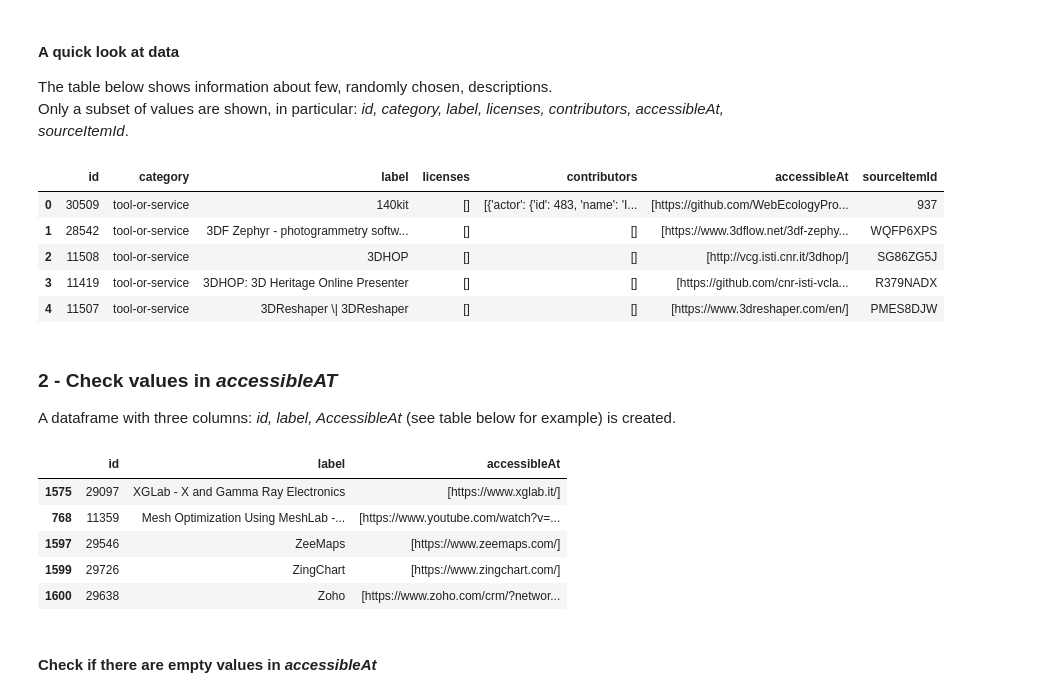
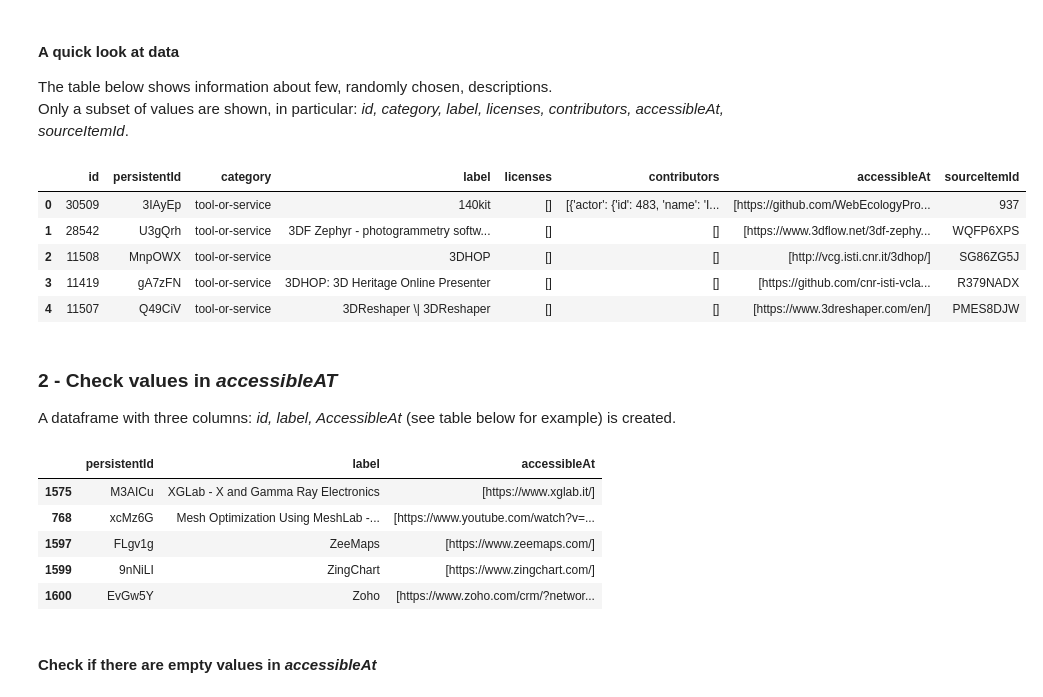
Before and after one commit to cesareconcordia/sshoc-resources, a Jupyter notebook: AccessibleAt_Check_Tools_and_Services.ipynb, the cells around one changed output. Saved outputs shown, nothing was run; the diff lists cells and outputs as text; code cells hidden in the pictures.

```diff
--- a/AccessibleAt_Check_Tools_and_Services.ipynb
+++ b/AccessibleAt_Check_Tools_and_Services.ipynb
@@ -34,28 +34,28 @@ The table below shows information about few, randomly chosen, descriptions.
 Only a subset of values are shown, in particular: *id, category, label, licenses, contributors, accessibleAt, sourceItemId*.
 # %%
 df_tool_flat = pd.json_normalize(df_tool_all['tools'])
-df_tool_work=df_tool_flat[['id', 'category', 'label', 'licenses', 'contributors', 'accessibleAt', 'sourceItemId']]
+df_tool_work=df_tool_flat[['id', 'persistentId', 'category', 'label', 'licenses', 'contributors', 'accessibleAt', 'sourceItemId']]
 df_tool_work.head()
 # %% [output]
-|  | id | category | label | licenses | contributors | accessibleAt | sourceItemId |
-| 0 | 30509 | tool-or-service | 140kit | [] | [{'actor': {'id': 483, 'name': 'I... | [https://github.com/WebEcologyPro... | 937 |
-| 1 | 28542 | tool-or-service | 3DF Zephyr - photogrammetry softw... | [] | [] | [https://www.3dflow.net/3df-zephy... | WQFP6XPS |
-| 2 | 11508 | tool-or-service | 3DHOP | [] | [] | [http://vcg.isti.cnr.it/3dhop/] | SG86ZG5J |
-| 3 | 11419 | tool-or-service | 3DHOP: 3D Heritage Online Presenter | [] | [] | [https://github.com/cnr-isti-vcla... | R379NADX |
-| 4 | 11507 | tool-or-service | 3DReshaper \| 3DReshaper | [] | [] | [https://www.3dreshaper.com/en/] | PMES8DJW |
+|  | id | persistentId | category | label | licenses | contributors | accessibleAt | sourceItemId |
+| 0 | 30509 | 3IAyEp | tool-or-service | 140kit | [] | [{'actor': {'id': 483, 'name': 'I... | [https://github.com/WebEcologyPro... | 937 |
+| 1 | 28542 | U3gQrh | tool-or-service | 3DF Zephyr - photogrammetry softw... | [] | [] | [https://www.3dflow.net/3df-zephy... | WQFP6XPS |
+| 2 | 11508 | MnpOWX | tool-or-service | 3DHOP | [] | [] | [http://vcg.isti.cnr.it/3dhop/] | SG86ZG5J |
+| 3 | 11419 | gA7zFN | tool-or-service | 3DHOP: 3D Heritage Online Presenter | [] | [] | [https://github.com/cnr-isti-vcla... | R379NADX |
+| 4 | 11507 | Q49CiV | tool-or-service | 3DReshaper \| 3DReshaper | [] | [] | [https://www.3dreshaper.com/en/] | PMES8DJW |
 # %% [markdown]
 ### 2 - Check values in *accessibleAT*
 A dataframe with three columns: *id, label, AccessibleAt* (see table below for example) is created.
 # %%
-df_temp_tool_work=df_tool_work[['id','label','accessibleAt']]
+df_temp_tool_work=df_tool_work[['persistentId','label','accessibleAt']]
 df_temp_tool_work.sort_values('accessibleAt').tail()
 # %% [output]
-|  | id | label | accessibleAt |
-| 1575 | 29097 | XGLab - X and Gamma Ray Electronics | [https://www.xglab.it/] |
-| 768 | 11359 | Mesh Optimization Using MeshLab -... | [https://www.youtube.com/watch?v=... |
-| 1597 | 29546 | ZeeMaps | [https://www.zeemaps.com/] |
-| 1599 | 29726 | ZingChart | [https://www.zingchart.com/] |
-| 1600 | 29638 | Zoho | [https://www.zoho.com/crm/?networ... |
+|  | persistentId | label | accessibleAt |
+| 1575 | M3AICu | XGLab - X and Gamma Ray Electronics | [https://www.xglab.it/] |
+| 768 | xcMz6G | Mesh Optimization Using MeshLab -... | [https://www.youtube.com/watch?v=... |
+| 1597 | FLgv1g | ZeeMaps | [https://www.zeemaps.com/] |
+| 1599 | 9nNiLI | ZingChart | [https://www.zingchart.com/] |
+| 1600 | EvGw5Y | Zoho | [https://www.zoho.com/crm/?networ... |
 # %% [markdown]
 #### Check if there are empty values in *accessibleAt*
 # %%
```
Also changed, not shown: parts of 8 cells of this notebook.
